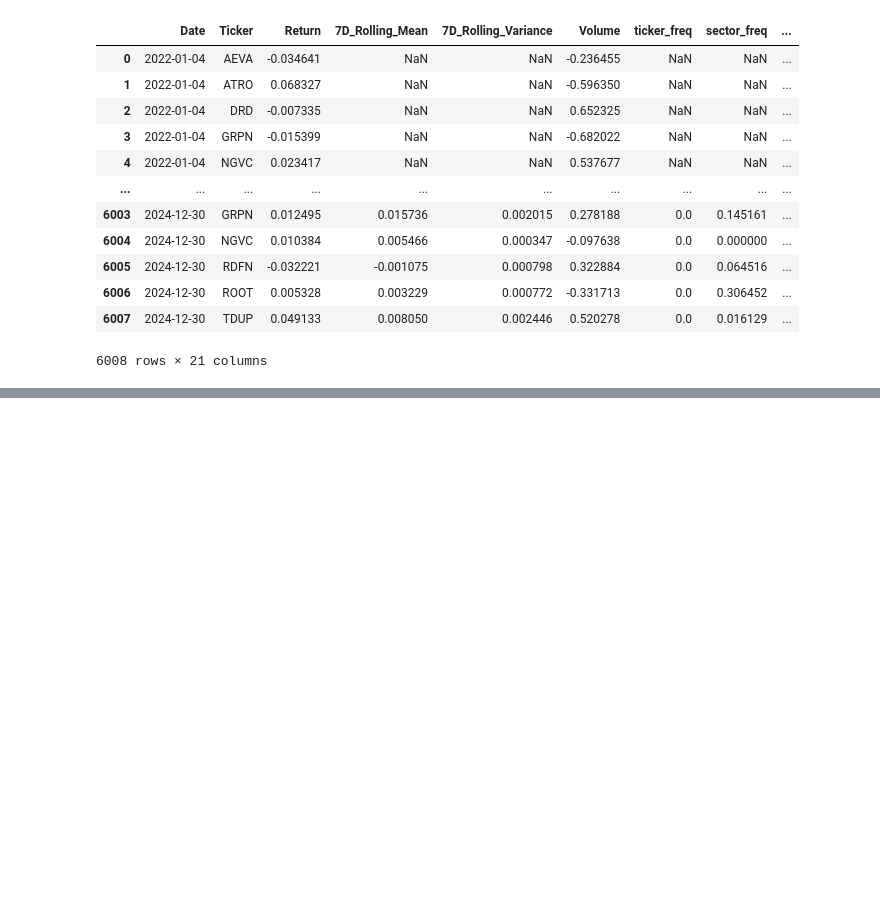
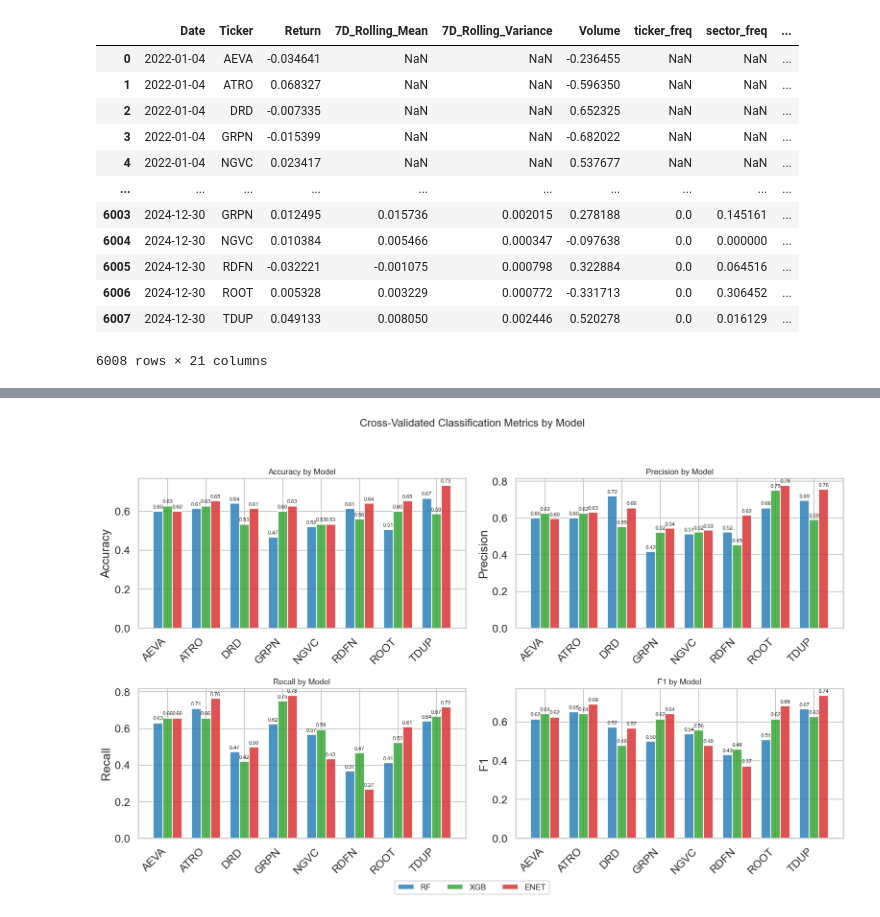
Before and after one commit to yunl39/STAT3106-ML-Final-Project, a Jupyter notebook: Models/Models.ipynb, the cells around one changed output, grey strips where cells are left out. Drawn from its saved outputs; the diff is of its cells as text; code cells hidden in the pictures; blank space fills up the shorter version.

```diff
--- a/Models/Models.ipynb
+++ b/Models/Models.ipynb
@@ -872,2 +862,56 @@ Parameters: { "use_label_encoder" } are not used.
+# %%
+import pandas as pd
+import matplotlib.pyplot as plt
+
+
+metrics = ["Accuracy", "Precision", "Recall", "F1"]
+model_prefixes = ["RF", "XGB", "ENET"]
+colors = {"RF": "tab:blue", "XGB": "tab:green", "ENET": "tab:red"}
+
+fig, axes = plt.subplots(2, 2, figsize=(16, 10))
+axes = axes.flatten()
+
+x = range(len(results_df))
+
+for idx, metric in enumerate(metrics):
+    ax = axes[idx]
+    bar_width = 0.25
+
+    for i, model in enumerate(model_prefixes):
+        offset = (i - 1) * bar_width  # shift bars left, center, right
+        scores = results_df[f"{model}_{metric}"]
+        bars = ax.bar(
+            [xi + offset for xi in x],
+            scores,
+            width=bar_width,
+            label=model,
+            color=colors[model],
+            alpha=0.8
+        )
+
+        # Add value labels on bars
+        for bar in bars:
+            height = bar.get_height()
+            ax.text(
+                bar.get_x() + bar.get_width() / 2,
+                height + 0.01,
+                f"{height:.2f}",
+                ha='center',
+                va='bottom',
+                fontsize=8
+            )
+
+    ax.set_title(f"{metric} by Model", fontsize=12)
+    ax.set_ylabel(metric)
+    ax.set_xticks(x)
+    ax.set_xticklabels(results_df["Ticker"], rotation=45, ha='right')
+
+fig.suptitle("Cross-Validated Classification Metrics by Model", fontsize=16)
+fig.tight_layout(rect=[0, 0, 1, 0.95])
+fig.legend(model_prefixes, loc='lower center', ncol=3, fontsize=12, bbox_to_anchor=(0.5, -0.02))
+plt.savefig("model.png", dpi = 300)
+plt.show()
+# %% [output]
+[figure, added]
 # %%
 import pandas as pd
```
Also changed, not shown: parts of 17 cells of this notebook.
